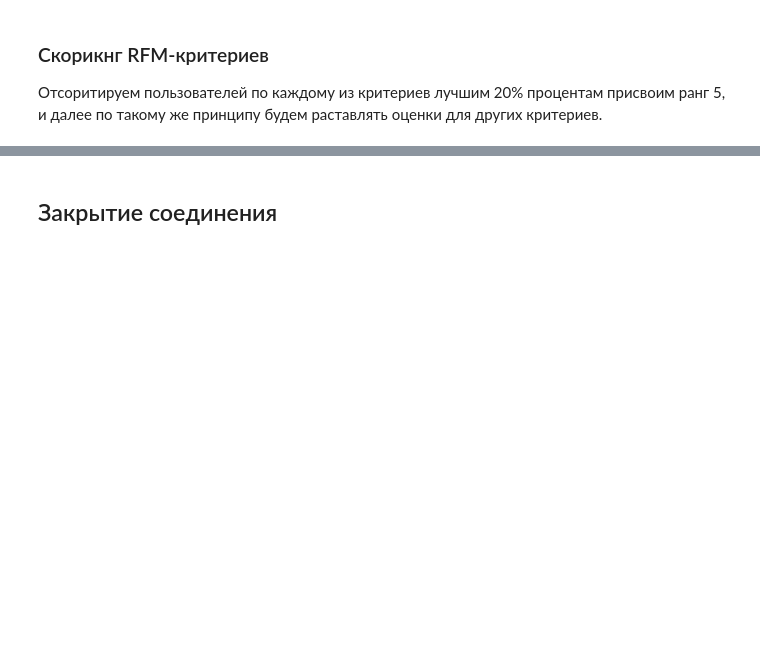
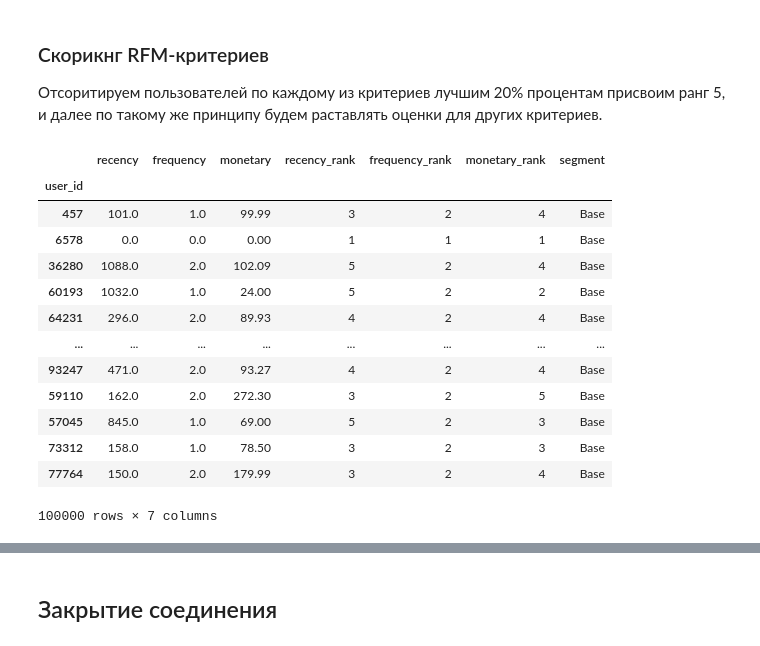
Before and after one commit to Felvr/theLook, a Jupyter notebook: part2.ipynb, the cells around one changed output, grey strips where cells are left out. Drawn from its saved outputs; the diff is of its cells as text; code cells hidden in the pictures; blank space fills up the shorter version.

```diff
--- a/part2.ipynb
+++ b/part2.ipynb
@@ -304,3 +304,25 @@ rfm_df
 ### Скорикнг RFM-критериев
 
 Отсоритируем пользователей по каждому из критериев лучшим 20% процентам присвоим ранг 5, и далее по такому же принципу будем раставлять оценки для других критериев.
+# %%
+rfm_df['recency_rank'] = pd.qcut(rfm_df['recency'], 5, labels=False) + 1
+rfm_df['frequency_rank'] = pd.qcut(rfm_df['frequency'], 5, labels=False, duplicates='drop') + 1
+rfm_df.loc[rfm_df['frequency'] == 1,'frequency_rank'] = 2
+#rfm_df['frequency_rank'] = list(map(int, rfm_df['frequency'] + 1 ))
+rfm_df['monetary_rank'] = pd.qcut(rfm_df['monetary'], 5, labels=False) + 1
+rfm_df
+# %% [output]
+|  | recency | frequency | monetary | recency_rank | frequency_rank | monetary_rank | segment |
+| user_id |  |  |  |  |  |  |  |
+| 457 | 101.0 | 1.0 | 99.99 | 3 | 2 | 4 | Base |
+| 6578 | 0.0 | 0.0 | 0.00 | 1 | 1 | 1 | Base |
+| 36280 | 1088.0 | 2.0 | 102.09 | 5 | 2 | 4 | Base |
+| 60193 | 1032.0 | 1.0 | 24.00 | 5 | 2 | 2 | Base |
+| 64231 | 296.0 | 2.0 | 89.93 | 4 | 2 | 4 | Base |
+| ... | ... | ... | ... | ... | ... | ... | ... |
+| 93247 | 471.0 | 2.0 | 93.27 | 4 | 2 | 4 | Base |
+| 59110 | 162.0 | 2.0 | 272.30 | 3 | 2 | 5 | Base |
+| 57045 | 845.0 | 1.0 | 69.00 | 5 | 2 | 3 | Base |
+| 73312 | 158.0 | 1.0 | 78.50 | 3 | 2 | 3 | Base |
+| 77764 | 150.0 | 2.0 | 179.99 | 3 | 2 | 4 | Base |
+100000 rows × 7 columns
```
Also changed, not shown: parts of 3 cells of this notebook.
